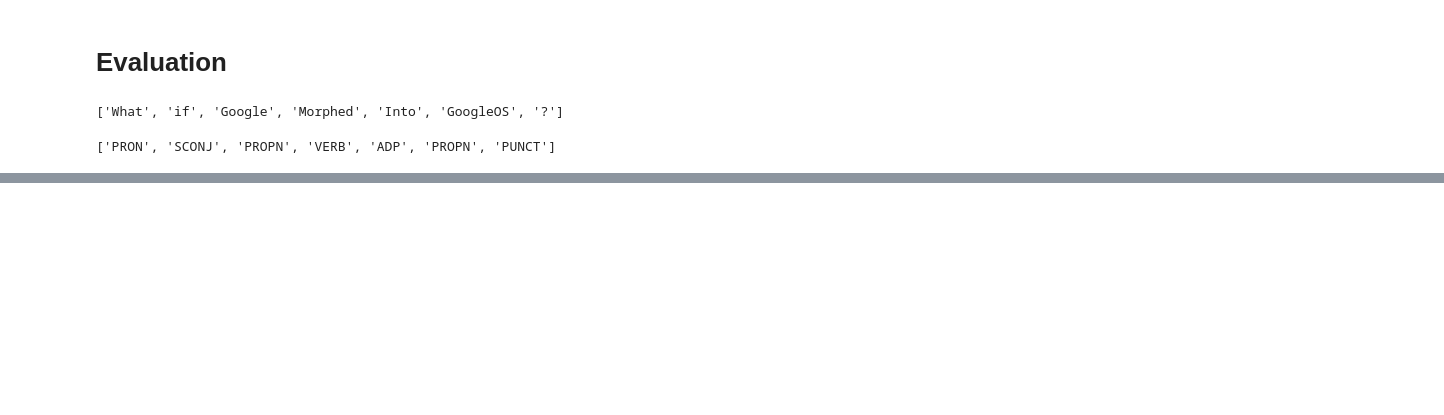
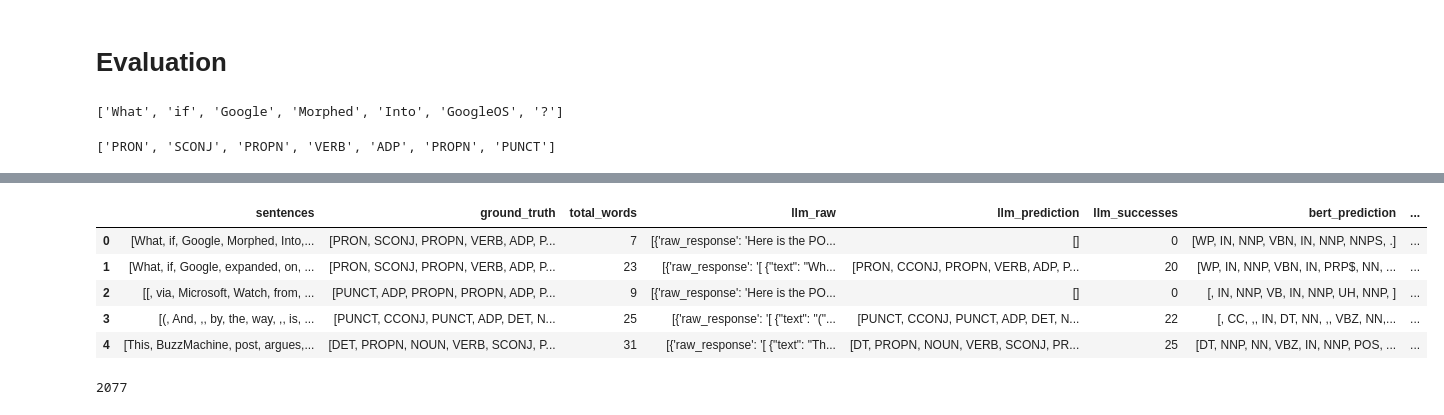
Before and after one commit to alvaro-francisco-gil/text-mining, a Jupyter notebook: notebooks/01_text_mining_1.ipynb, the cells around one changed output, grey strips where cells are left out. Drawn from its saved outputs; the diff is of its cells as text; code cells hidden in the pictures; blank space fills up the shorter version.

```diff
--- a/notebooks/01_text_mining_1.ipynb
+++ b/notebooks/01_text_mining_1.ipynb
@@ -273,0 +180,3 @@ mixtral_prediction
+# %%
+bert_prediction = process_sentence_bert(example_sentence)
+print(bert_prediction)
@@ -273,0 +485,4 @@ mixtral_prediction
+# %%
+examples_provided=0
+mixtral_prediction, responses_log = process_sentence_llm(example_sentence, examples_provided= examples_provided)
+print(mixtral_prediction)
@@ -291,0 +572,4 @@ print(mixtral_prediction)
+# %%
+n_samples = 500
+# %%
+df = evaluate_predictions(sentences[0:n_samples], ground_truth_tags[0:n_samples])
@@ -291,0 +578,13 @@ print(mixtral_prediction)
+# %%
+df.head()
+# %% [output]
+|  | sentences | ground_truth | total_words | llm_raw | llm_prediction | llm_successes | bert_prediction | ... |
+| 0 | [What, if, Google, Morphed, Into,... | [PRON, SCONJ, PROPN, VERB, ADP, P... | 7 | [{'raw_response': 'Here is the PO... | [] | 0 | [WP, IN, NNP, VBN, IN, NNP, NNPS, .] | ... |
+| 1 | [What, if, Google, expanded, on, ... | [PRON, SCONJ, PROPN, VERB, ADP, P... | 23 | [{'raw_response': '[ {"text": "Wh... | [PRON, CCONJ, PROPN, VERB, ADP, P... | 20 | [WP, IN, NNP, VBN, IN, PRP$, NN, ... | ... |
+| 2 | [[, via, Microsoft, Watch, from, ... | [PUNCT, ADP, PROPN, PROPN, ADP, P... | 9 | [{'raw_response': 'Here is the PO... | [] | 0 | [, IN, NNP, VB, IN, NNP, UH, NNP, ] | ... |
+| 3 | [(, And, ,, by, the, way, ,, is, ... | [PUNCT, CCONJ, PUNCT, ADP, DET, N... | 25 | [{'raw_response': '[ {"text": "("... | [PUNCT, CCONJ, PUNCT, ADP, DET, N... | 22 | [, CC, ,, IN, DT, NN, ,, VBZ, NN,... | ... |
+| 4 | [This, BuzzMachine, post, argues,... | [DET, PROPN, NOUN, VERB, SCONJ, P... | 31 | [{'raw_response': '[ {"text": "Th... | [DT, PROPN, NOUN, VERB, SCONJ, PR... | 25 | [DT, NNP, NN, VBZ, IN, NNP, POS, ... | ... |
+# %%
+len(sentences)
+# %% [output]
+2077
```
Also changed, not shown: parts of 19 cells of this notebook, 2 other files.
